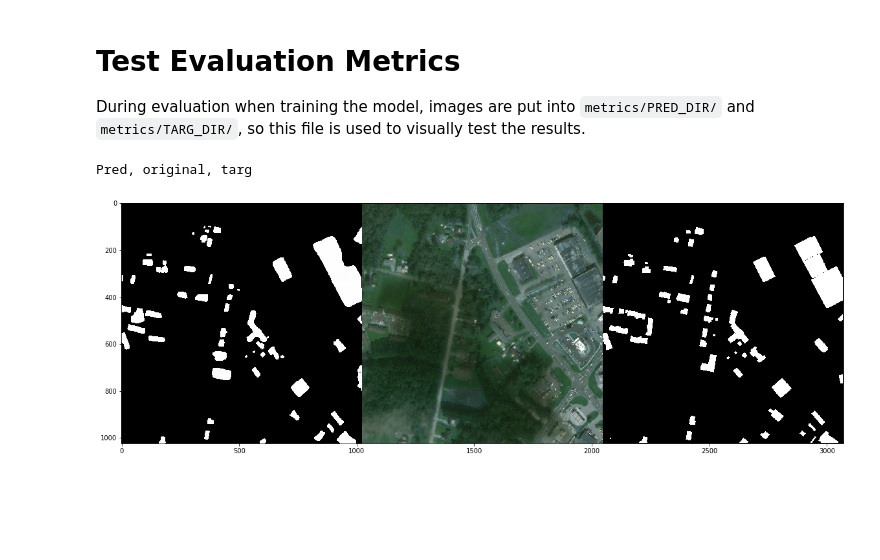
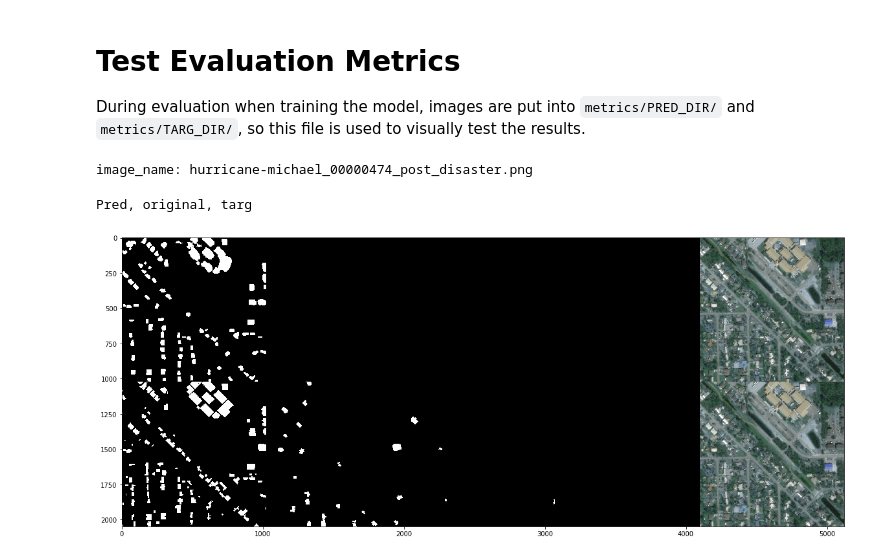
Before and after one commit to ethanweber/xview2, a Jupyter notebook: TestEvaluationMetrics.ipynb, the cells around one changed output. Saved outputs shown, nothing was run; the diff lists cells and outputs as text; code cells hidden in the pictures; blank space fills up the shorter version.

Commit message:
Fixed data creation, working instance segmentation, damage predictions too.

```diff
--- a/TestEvaluationMetrics.ipynb
+++ b/TestEvaluationMetrics.ipynb
@@ -12,12 +15,41 @@ import matplotlib.pyplot as plt
+# %%
+TYPE = "post" # localization or damage
+# %%
+image_names = [os.path.basename(path) for path in glob.glob("./metrics/PRED_DIR/*{}*".format(TYPE))]
+image_name = image_names[random.randint(0, len(image_names) - 1)]
+print("image_name: {}".format(image_name))
+# %% [output]
+image_name: hurricane-michael_00000474_post_disaster.png
 # %%
-pred_image = cv2.imread("./metrics/PRED_DIR/hurricane-florence_00000103_post_disaster.png")
-targ_image = cv2.imread("./metrics/TARG_DIR/hurricane-florence_00000103_post_disaster.png")
-orig_image = cv2.imread("./data/train/images/hurricane-florence_00000103_post_disaster.png")
+pred_image = cv2.imread("./metrics/PRED_DIR/{}".format(image_name))
+targ_image = cv2.imread("./metrics/TARG_DIR/{}".format(image_name))
+orig_image = cv2.imread("./data/train/images/{}".format(image_name))
-# %%
-image = np.hstack([pred_image * 255, orig_image, targ_image * 255])
-plt.figure(figsize=(20, 10))
-plt.imshow(image)
-print("Pred, original, targ")
-# %% [output]
-Pred, original, targ
-[figure, removed]
+# %%
+def get_image_with_class_value(image, value):
+    return np.where(image == value, 1, 0).astype("uint8") * 255
+# %%
+if TYPE == "pre":
+    image = np.hstack([pred_image * 255, orig_image, targ_image * 255])
+    plt.figure(figsize=(20, 10))
+    plt.imshow(image)
+    print("Pred, original, targ")
+elif TYPE == "post":
+    top_image = np.hstack([
+        get_image_with_class_value(pred_image, 1),
+        get_image_with_class_value(pred_image, 2),
+        get_image_with_class_value(pred_image, 3),
+        get_image_with_class_value(pred_image, 4),
+        orig_image])
+    bottom_image = np.hstack([
+        get_image_with_class_value(targ_image, 1),
+        get_image_with_class_value(targ_image, 2),
+        get_image_with_class_value(targ_image, 3),
+        get_image_with_class_value(targ_image, 4),
+        orig_image])
+    image = np.vstack([top_image, bottom_image])
+    plt.figure(figsize=(20, 10))
+    plt.imshow(image)
+    print("Pred, original, targ")
+# %% [output]
+Pred, original, targ
+[figure, added]
```
Also changed, not shown: parts of 1 cell of this notebook, 7 other files.
